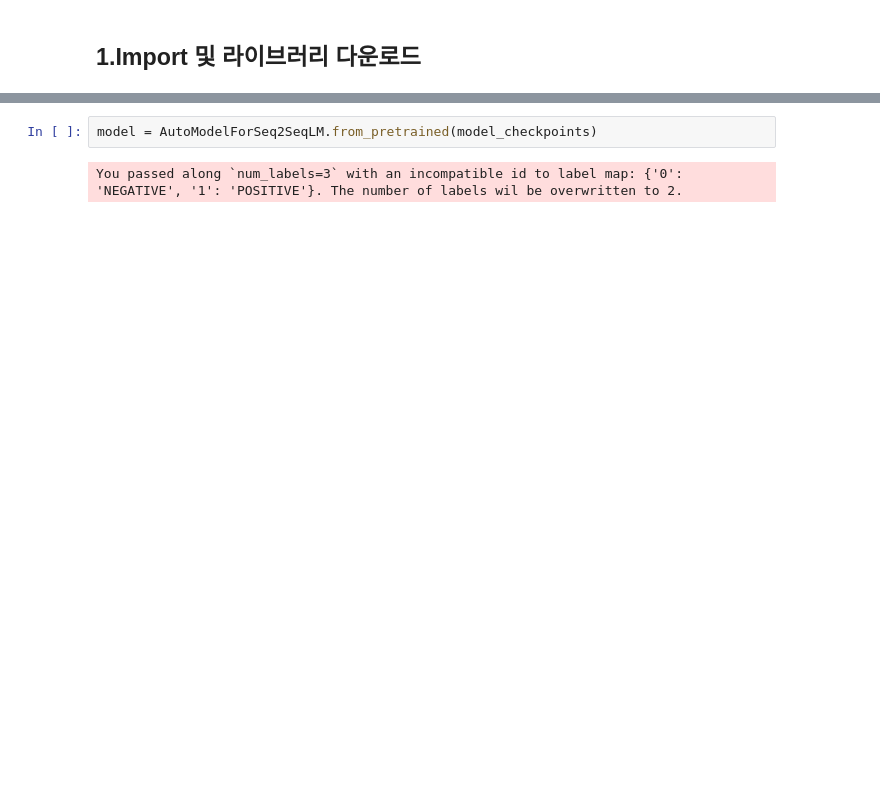
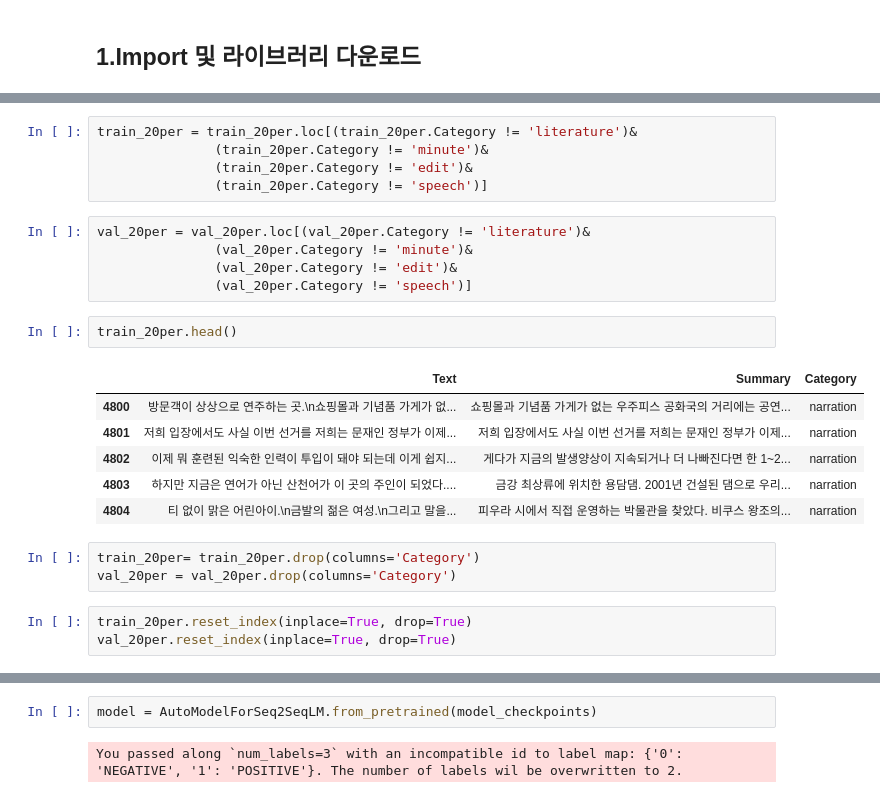
Before and after one commit to AIFFEL-NLP-PROJECT/Aiffelthon, a Jupyter notebook: Model/KoBART/koBART_Modelling_20per_2.ipynb, the cells around one changed output, grey strips where cells are left out. Saved outputs shown, nothing was run; the diff lists cells and outputs as text; blank space fills up the shorter version.

```diff
--- a/Model/KoBART/koBART_Modelling_20per_2.ipynb
+++ b/Model/KoBART/koBART_Modelling_20per_2.ipynb
@@ -98,0 +116,25 @@ pandas.core.series.Series
+# %%
+train_20per = train_20per.loc[(train_20per.Category != 'literature')&
+               (train_20per.Category != 'minute')&
+               (train_20per.Category != 'edit')&
+               (train_20per.Category != 'speech')]
+# %%
+val_20per = val_20per.loc[(val_20per.Category != 'literature')&
+               (val_20per.Category != 'minute')&
+               (val_20per.Category != 'edit')&
+               (val_20per.Category != 'speech')]
+# %%
+train_20per.head()
+# %% [output]
+|  | Text | Summary | Category |
+| 4800 | 방문객이 상상으로 연주하는 곳.\n쇼핑몰과 기념품 가게가 없... | 쇼핑몰과 기념품 가게가 없는 우주피스 공화국의 거리에는 공연... | narration |
+| 4801 | 저희 입장에서도 사실 이번 선거를 저희는 문재인 정부가 이제... | 저희 입장에서도 사실 이번 선거를 저희는 문재인 정부가 이제... | narration |
+| 4802 | 이제 뭐 훈련된 익숙한 인력이 투입이 돼야 되는데 이게 쉽지... | 게다가 지금의 발생양상이 지속되거나 더 나빠진다면 한 1~2... | narration |
+| 4803 | 하지만 지금은 연어가 아닌 산천어가 이 곳의 주인이 되었다.... | 금강 최상류에 위치한 용담댐. 2001년 건설된 댐으로 우리... | narration |
+| 4804 | 티 없이 맑은 어린아이.\n금발의 젊은 여성.\n그리고 말을... | 피우라 시에서 직접 운영하는 박물관을 찾았다. 비쿠스 왕조의... | narration |
+# %%
+train_20per= train_20per.drop(columns='Category')
+val_20per = val_20per.drop(columns='Category')
+# %%
+train_20per.reset_index(inplace=True, drop=True)
+val_20per.reset_index(inplace=True, drop=True)
```
Also changed, not shown: parts of 41 cells of this notebook.
